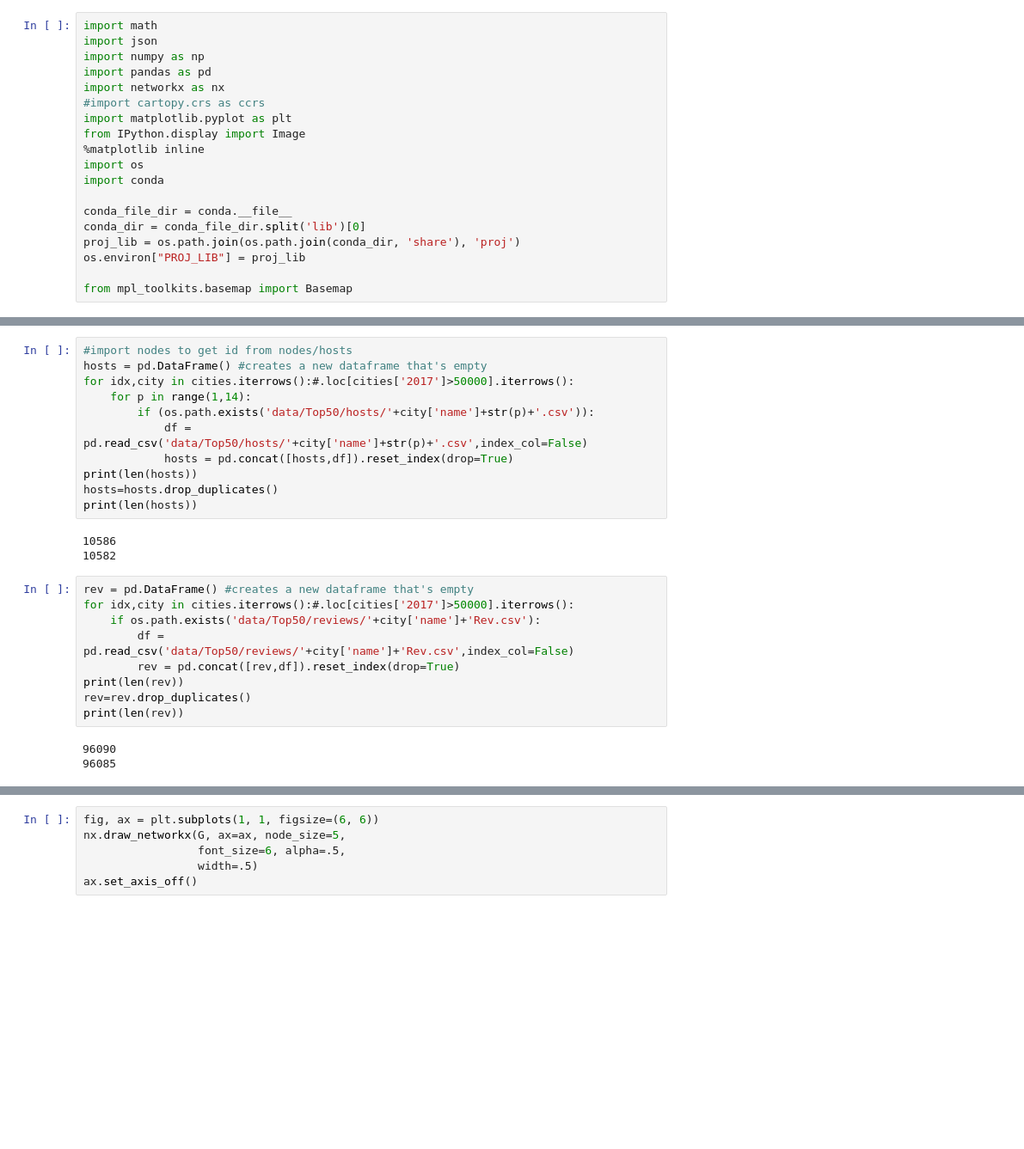
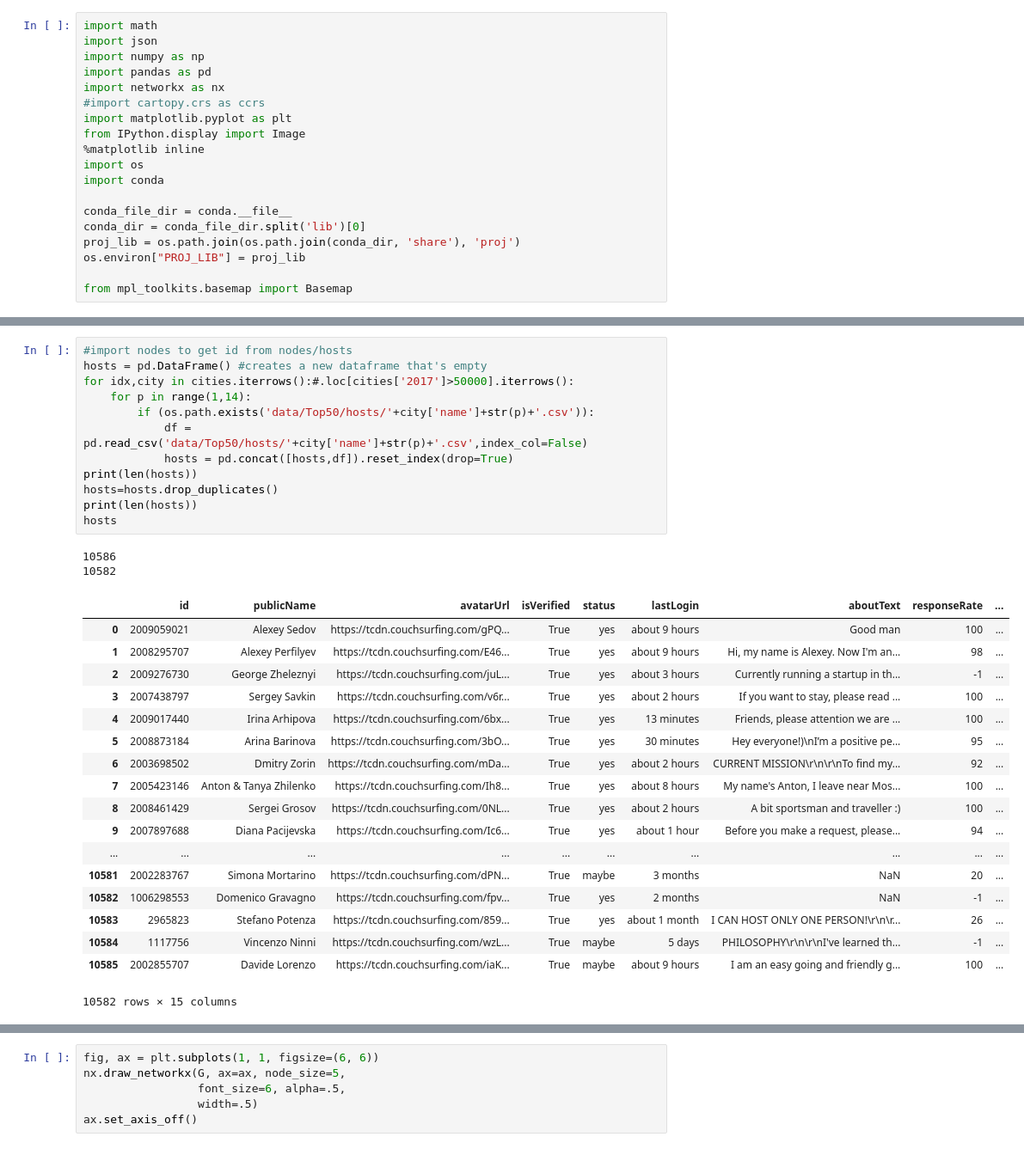
Before and after one commit to eikekutz/SocialGraphFinalProject, a Jupyter notebook: Part2-GeographicalNetwork.ipynb, the cells around one changed output, grey strips where cells are left out. Shown at 86% size. Saved outputs shown, nothing was run; the diff lists cells and outputs as text; blank space fills up the shorter version.

```diff
--- a/Part2-GeographicalNetwork.ipynb
+++ b/Part2-GeographicalNetwork.ipynb
@@ -22,26 +41,33 @@ cities = pd.read_csv('data/Top50/top50cities.csv',delimiter=',')
 # %%
 #import nodes to get id from nodes/hosts
 hosts = pd.DataFrame() #creates a new dataframe that's empty
 for idx,city in cities.iterrows():#.loc[cities['2017']>50000].iterrows():
     for p in range(1,14):
         if (os.path.exists('data/Top50/hosts/'+city['name']+str(p)+'.csv')):
             df = pd.read_csv('data/Top50/hosts/'+city['name']+str(p)+'.csv',index_col=False)
             hosts = pd.concat([hosts,df]).reset_index(drop=True)
 print(len(hosts))
 hosts=hosts.drop_duplicates()
 print(len(hosts))
+hosts
 # %% [output]
 10586
 10582
+|  | id | publicName | avatarUrl | isVerified | status | lastLogin | aboutText | responseRate | ... |
+| 0 | 2009059021 | Alexey Sedov | https://tcdn.couchsurfing.com/gPQ... | True | yes | about 9 hours | Good man | 100 | ... |
+| 1 | 2008295707 | Alexey Perfilyev | https://tcdn.couchsurfing.com/E46... | True | yes | about 9 hours | Hi, my name is Alexey. Now I'm an... | 98 | ... |
+| 2 | 2009276730 | George Zheleznyi | https://tcdn.couchsurfing.com/juL... | True | yes | about 3 hours | Currently running a startup in th... | -1 | ... |
+| 3 | 2007438797 | Sergey Savkin | https://tcdn.couchsurfing.com/v6r... | True | yes | about 2 hours | If you want to stay, please read ... | 100 | ... |
+| 4 | 2009017440 | Irina Arhipova | https://tcdn.couchsurfing.com/6bx... | True | yes | 13 minutes | Friends, please attention we are ... | 100 | ... |
+| 5 | 2008873184 | Arina Barinova | https://tcdn.couchsurfing.com/3bO... | True | yes | 30 minutes | Hey everyone!)\nI’m a positive pe... | 95 | ... |
+| 6 | 2003698502 | Dmitry Zorin | https://tcdn.couchsurfing.com/mDa... | True | yes | about 2 hours | CURRENT MISSION\r\n\r\nTo find my... | 92 | ... |
+| 7 | 2005423146 | Anton & Tanya Zhilenko | https://tcdn.couchsurfing.com/Ih8... | True | yes | about 8 hours | My name's Anton, I leave near Mos... | 100 | ... |
+| 8 | 2008461429 | Sergei Grosov | https://tcdn.couchsurfing.com/0NL... | True | yes | about 2 hours | A bit sportsman and traveller :) | 100 | ... |
+| 9 | 2007897688 | Diana Pacijevska | https://tcdn.couchsurfing.com/Ic6... | True | yes | about 1 hour | Before you make a request, please... | 94 | ... |
+| ... | ... | ... | ... | ... | ... | ... | ... | ... | ... |
+| 10581 | 2002283767 | Simona Mortarino | https://tcdn.couchsurfing.com/dPN... | True | maybe | 3 months | NaN | 20 | ... |
+| 10582 | 1006298553 | Domenico Gravagno | https://tcdn.couchsurfing.com/fpv... | True | yes | 2 months | NaN | -1 | ... |
+| 10583 | 2965823 | Stefano Potenza | https://tcdn.couchsurfing.com/859... | True | yes | about 1 month | I CAN HOST ONLY ONE PERSON!\r\n\r... | 26 | ... |
+| 10584 | 1117756 | Vincenzo Ninni | https://tcdn.couchsurfing.com/wzL... | True | maybe | 5 days | PHILOSOPHY\r\n\r\nI've learned th... | -1 | ... |
+| 10585 | 2002855707 | Davide Lorenzo | https://tcdn.couchsurfing.com/iaK... | True | maybe | about 9 hours | I am an easy going and friendly g... | 100 | ... |
+10582 rows × 15 columns
-# %%
-rev = pd.DataFrame() #creates a new dataframe that's empty
-for idx,city in cities.iterrows():#.loc[cities['2017']>50000].iterrows():
-    if os.path.exists('data/Top50/reviews/'+city['name']+'Rev.csv'):
-        df = pd.read_csv('data/Top50/reviews/'+city['name']+'Rev.csv',index_col=False)
-        rev = pd.concat([rev,df]).reset_index(drop=True)
-print(len(rev))
-rev=rev.drop_duplicates()
-print(len(rev))
-# %% [output]
-96090
-96085
```
Also changed, not shown: parts of 8 cells of this notebook, 1 other file.
